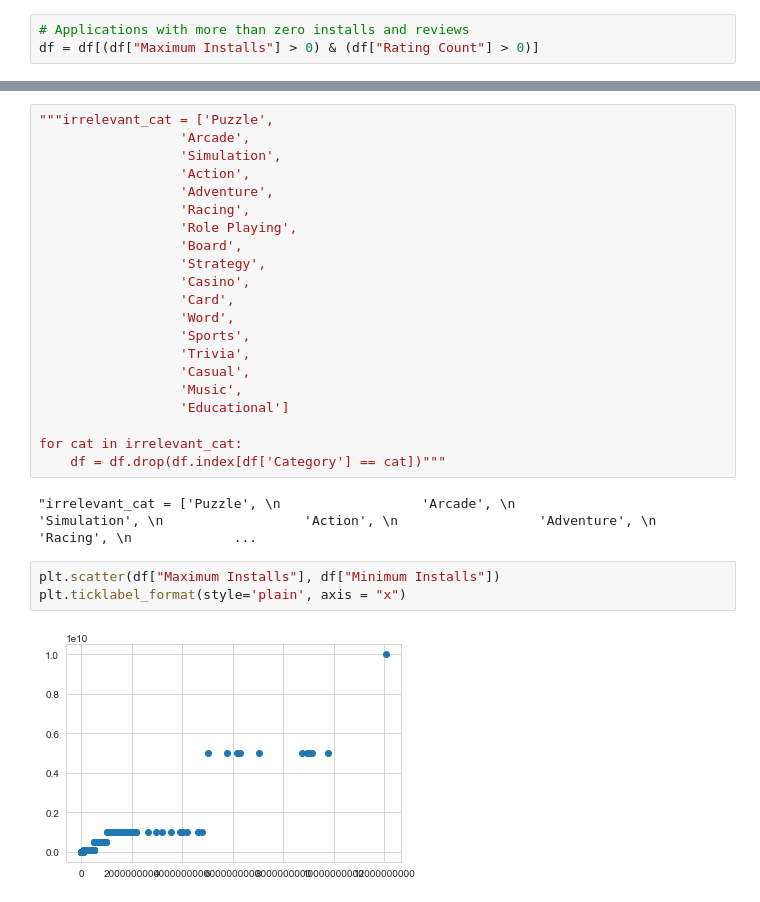
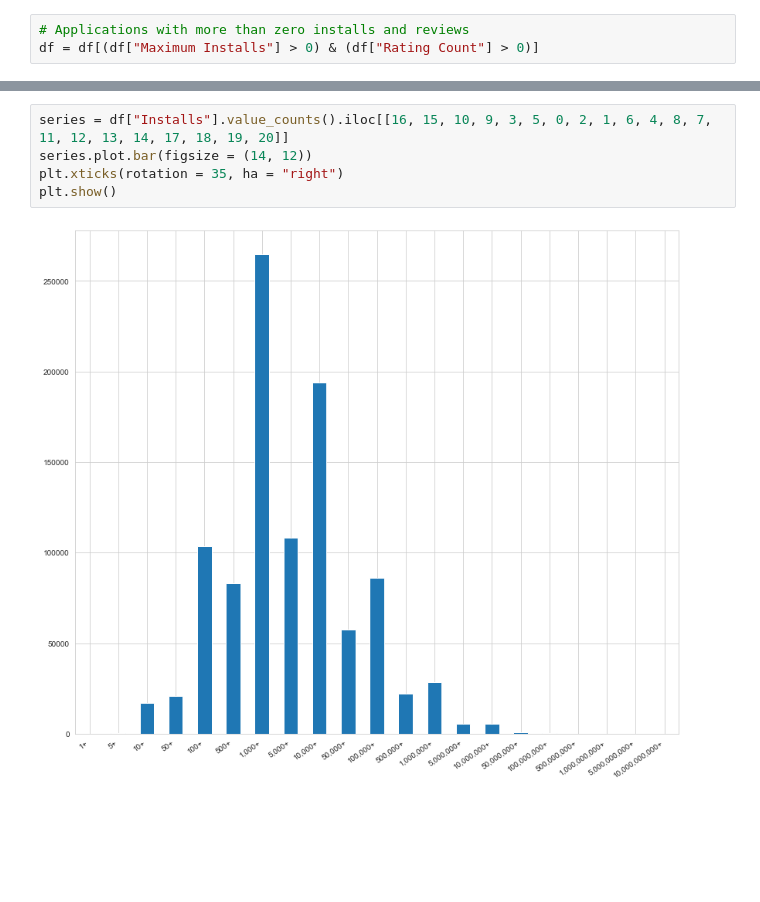
Before and after one commit to paul-trood/Portfolio-Mobile_app_recommendations, a Jupyter notebook: google_play_eda.ipynb, the cells around one changed output, grey strips where cells are left out. Cells and saved outputs as stored; diff of their text form; blank space fills up the shorter version.

```diff
--- a/google_play_eda.ipynb
+++ b/google_play_eda.ipynb
@@ -496,31 +531,10 @@ Text(0.5, 1.0, 'Min installs')
 # %% [output]
 <AxesSubplot:>
 [figure]
-# %%
-"""irrelevant_cat = ['Puzzle',
-                  'Arcade',
-                  'Simulation',
-                  'Action',
-                  'Adventure',
-                  'Racing',
-                  'Role Playing',
-                  'Board',
-                  'Strategy',
-                  'Casino',
-                  'Card',
-                  'Word',
-                  'Sports',
-                  'Trivia',
-                  'Casual',
-                  'Music',
-                  'Educational']
-
-for cat in irrelevant_cat:
-    df = df.drop(df.index[df['Category'] == cat])"""
-# %% [output]
-"irrelevant_cat = ['Puzzle', \n                  'Arcade', \n                  'Simulation', \n                  'Action', \n                  'Adventure', \n                  'Racing', \n             ...
-# %%
-plt.scatter(df["Maximum Installs"], df["Minimum Installs"])
-plt.ticklabel_format(style='plain', axis = "x")
-# %% [output]
-[figure, removed]
+# %%
+series = df["Installs"].value_counts().iloc[[16, 15, 10, 9, 3, 5, 0, 2, 1, 6, 4, 8, 7, 11, 12, 13, 14, 17, 18, 19, 20]]
+series.plot.bar(figsize = (14, 12))
+plt.xticks(rotation = 35, ha = "right")
+plt.show()
+# %% [output]
+[figure, added]
```
Also changed, not shown: parts of 51 cells of this notebook.
